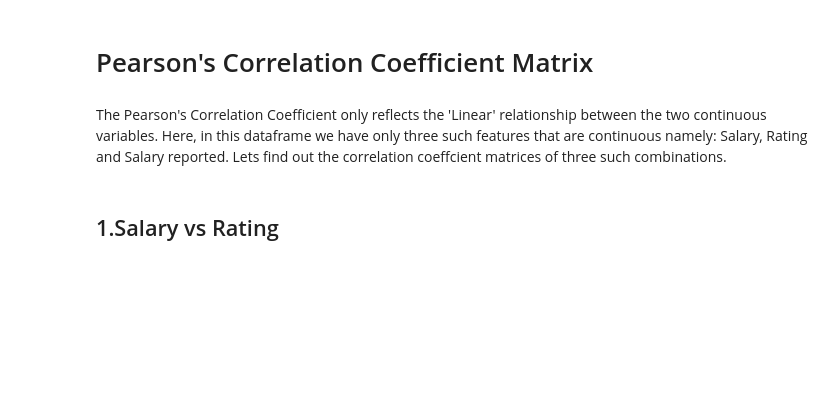
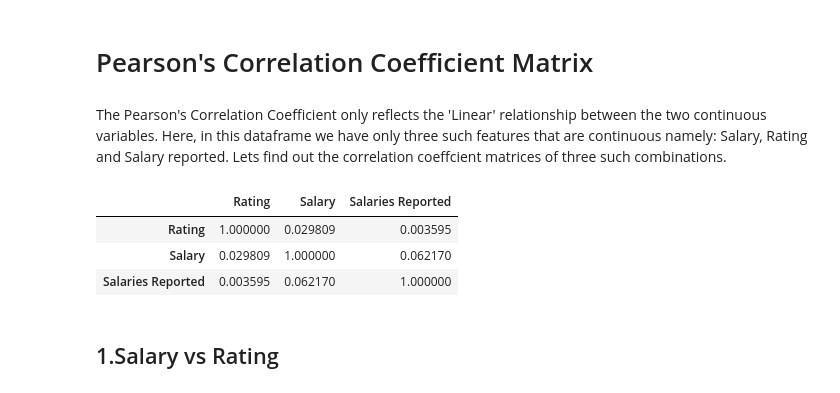
Before and after one commit to Stitaprajna/AllMyProjects, a Jupyter notebook: Statistical Modelling of IT employees.ipynb, the cells around one changed output. Cells and saved outputs as stored; diff of their text form; code cells hidden in the pictures; blank space fills up the shorter version.

```diff
--- a/Statistical Modelling of IT employees.ipynb
+++ b/Statistical Modelling of IT employees.ipynb
@@ -669,6 +669,13 @@ plt.show()
 # Pearson's Correlation Coefficient Matrix
 # %% [markdown]
 The Pearson's Correlation Coefficient only reflects the 'Linear' relationship between the two continuous variables. Here, in this dataframe we have only three such features that are continuous namely: Salary, Rating and Salary reported. Lets find out the correlation coeffcient matrices of three such combinations.
+# %%
+df[['Rating','Salary','Salaries Reported']].corr().style.background_gradient()
+# %% [output]
+|  | Rating | Salary | Salaries Reported |
+| Rating | 1.000000 | 0.029809 | 0.003595 |
+| Salary | 0.029809 | 1.000000 | 0.062170 |
+| Salaries Reported | 0.003595 | 0.062170 | 1.000000 |
 # %% [markdown]
 ## 1.Salary vs Rating
 # %%
```
Also changed, not shown: parts of 2 cells of this notebook.
